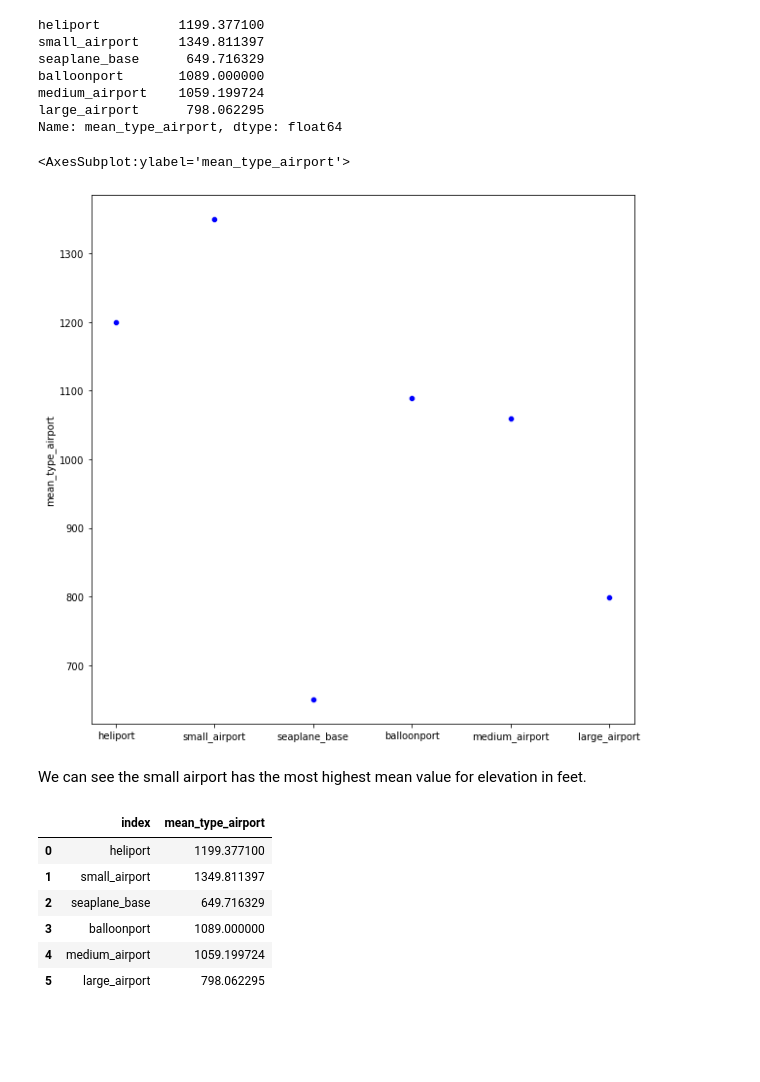
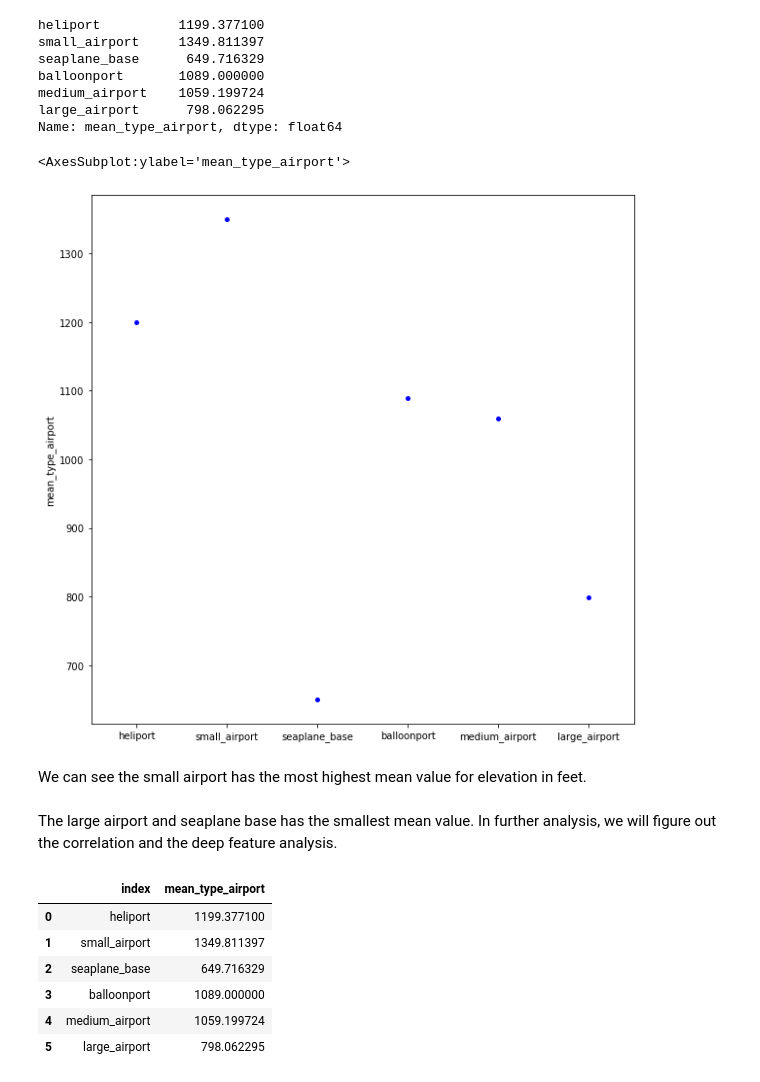
Before and after one commit to taehyun53/Global-Airport-Recommendation-System-, a Jupyter notebook: notebooks/airport.ipynb, the cells around one changed output. Saved outputs shown, nothing was run; the diff lists cells and outputs as text; code cells hidden in the pictures; blank space fills up the shorter version.

```diff
--- a/notebooks/airport.ipynb
+++ b/notebooks/airport.ipynb
@@ -85,7 +81,3 @@ df.head()
 | 4 | 00AR | closed | Newport Hospital & Clinic Heliport | 237.0 | NaN | Newport | NaN | NaN | NaN | ... |
 # %% [markdown]
 we would have to do the same for coordination
-# %%
-df[['Longitude','Latitude']] = df['coordinates'].str.split(',',n=1,expand=True)
-# %%
-df.drop(['coordinates'],axis=1,inplace=True)
@@ -116,4 +109,4 @@ Longitude           0
 Latitude            0
 dtype: int64
 # %%
-len(df)
+df.rename(columns = {'ISO_Country': 'Country' ,'ISO_state':'State'}, inplace =True)
@@ -212,12 +203,14 @@ large_airport      798.062295
 Name: mean_type_airport, dtype: float64
 # %%
 plt.figure(figsize=(10,10))
-sns.scatterplot(x = mean_df_f.index, y = mean_df_f.mean_type_airport, data= mean_df_f, color ='b')
+sns.swarmplot(x = mean_df_f.index, y = mean_df_f.mean_type_airport, data= mean_df_f, color ='b')
 # %% [output]
 <AxesSubplot:ylabel='mean_type_airport'>
-[figure, old version]
+[figure, new version]
 # %% [markdown]
 We can see the small airport has the most highest mean value for elevation in feet.
+# %% [markdown]
+The large airport and seaplane base has the smallest mean value. In further analysis, we will figure out the correlation and the deep feature analysis.
 # %%
 mean_df_f = plot_mean_type(df, data_input)
 mean_df_f = mean_df_f.reset_index()
```
Also changed, not shown: parts of 83 cells of this notebook, 1 other file.
